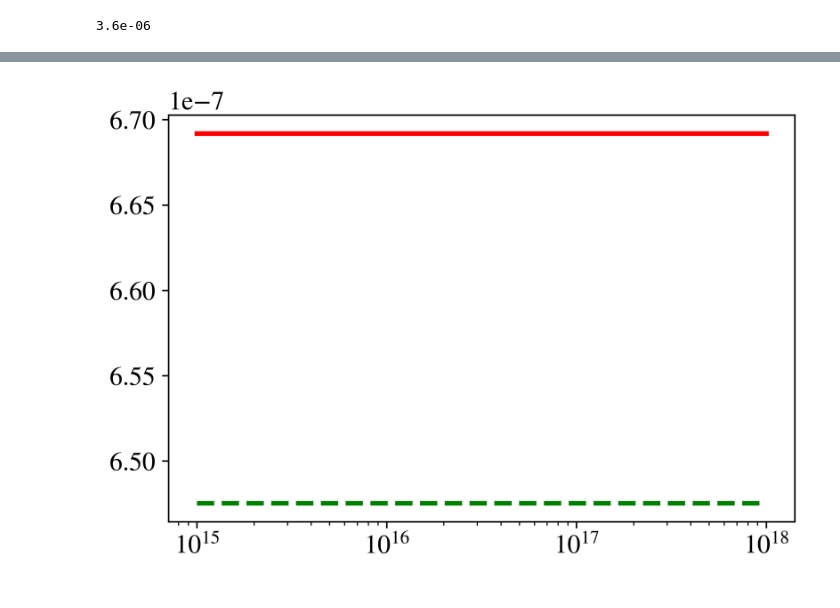
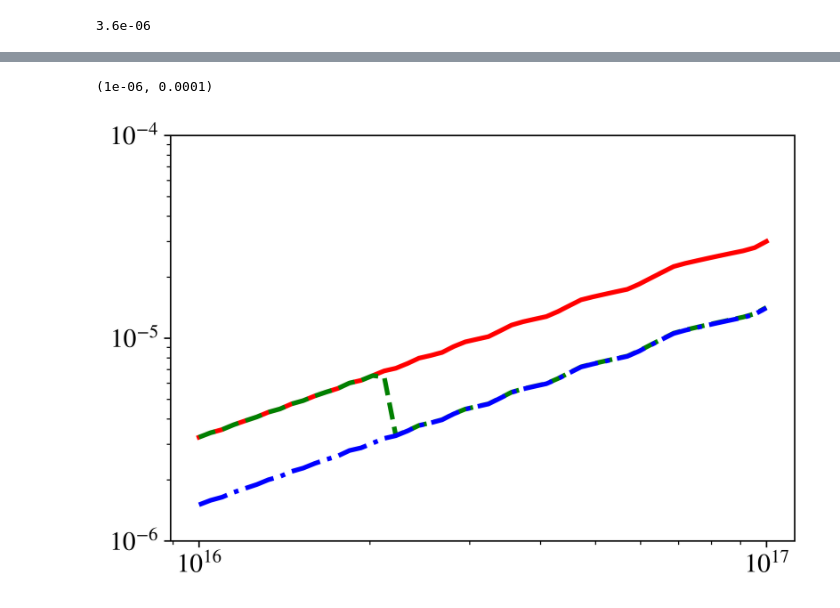
Before and after one commit to clwelch03/HEA-neutrinos, a Jupyter notebook: src/newopacities_mlknotes.ipynb, the cells around one changed output, grey strips where cells are left out. Saved outputs shown, nothing was run; the diff lists cells and outputs as text; code cells hidden in the pictures.

```diff
--- a/src/newopacities_mlknotes.ipynb
+++ b/src/newopacities_mlknotes.ipynb
@@ -122,6 +122,27 @@ def nun_opacity_med(nb, yp, eb, t, knu, ct_nu):
             result += gntilde(eb, t) * neut_density / 2 * mat_elt(sp, sn, ct_nu, ne0) * (1 - nfd(e0pl, mue, t)) * exp(GN * sn * ebmt / 2) * (
                 1 - prot_density * exp(GP * sp * ebmt / 2) * (pi / mt)**(3 / 2) * sinh(ebmt / 2) / cosh(GP * ebmt / 4) / ebmt * exp(- knu**2 / (4 * mt)))
     return result
+
+def nun_opacity_low(nb, yp, eb, t, knu, ct_nu):
+    mt = NUCLEON_MASS * t
+    ebmt = eb / mt
+    neut_density = nb * (1 - yp)
+    prot_density = nb * yp
+    mue = mue_solver(prot_density, eb, t)
+    #print(mue, prot_density, exp(log_electron_density(mue, eb, t)))
+
+    result = 0
+    for sp in (-1, 1):
+        for sn in (-1, 1):
+            e0pl = knu + NEUTRON_MASS - PROTON_MASS - GN * sn * eb / (4 * NUCLEON_MASS) + GP * sp * eb / (4 * NUCLEON_MASS)
+            v_tilde = e0pl**2 / eb
+            if v_tilde == 1:
+                ne0 = 1
+            else:
+                ne0 = 0
+            result += gntilde(eb, t) * neut_density / 2 * mat_elt(sp, sn, ct_nu, ne0) * (1 - nfd(e0pl, mue, t)) * exp(GN * sn * ebmt / 2) * (
+                1 - prot_density / 2 * exp(GP * sp * ebmt / 2) * (pi / mt)**(3 / 2) / cosh(GP * ebmt / 4) * exp(- knu**2 / (4 * mt)))
+    return result
 # %%
 nun_opacity_high(0.00016, 0.25, 10**17 * G_TO_FM, 1 / HBARC, 10 / HBARC, 0) * 10**13
 # %% [output]
@@ -135,9 +156,12 @@ nun_opacity_med(0.00016, 0.25, 10**17 * G_TO_FM, 1 / HBARC, 10 / HBARC, 0) * 10*
 # %% [output]
 3.6e-06
 # %%
-bspace = logspace(15, 18, 20)
+bspace = logspace(16, 17, 50)
 
-plt.plot(bspace, [nun_opacity_med(0.16 * 10**-3, 0.25, 10**17 * G_TO_FM, 1 / HBARC, 10 / HBARC, 0) * 10**13 for b in bspace], 'r-',
-         bspace, [nun_opacity_high(0.16 * 10**-3, 0.25, 10**17 * G_TO_FM, 1 / HBARC, 10 / HBARC, 0) * 10**13 for b in bspace], 'g--')
+plt.plot(bspace, [nun_opacity_low(0.16 * 10**-2, 0.25, b * G_TO_FM, 30 / HBARC, 10 / HBARC, 0.7) * 10**13 for b in bspace], 'r-',
+         bspace, [nun_opacity_med(0.16 * 10**-2, 0.25, b * G_TO_FM, 30 / HBARC, 10 / HBARC, 0.7) * 10**13 for b in bspace], 'g--',
+         bspace, [nun_opacity_high(0.16 * 10**-2, 0.25, b * G_TO_FM, 30 / HBARC, 10 / HBARC, 0.7) * 10**13 for b in bspace], 'b-.')
 plt.xscale('log')
+plt.yscale('log')
+plt.ylim([1e-6, 1e-4])
 # %% [output]
@@ -144 +170,2 @@ plt.xscale('log')
+(1e-06, 0.0001)
-[figure, old version]
+[figure, new version]
```
Also changed, not shown: parts of 1 cell of this notebook.
